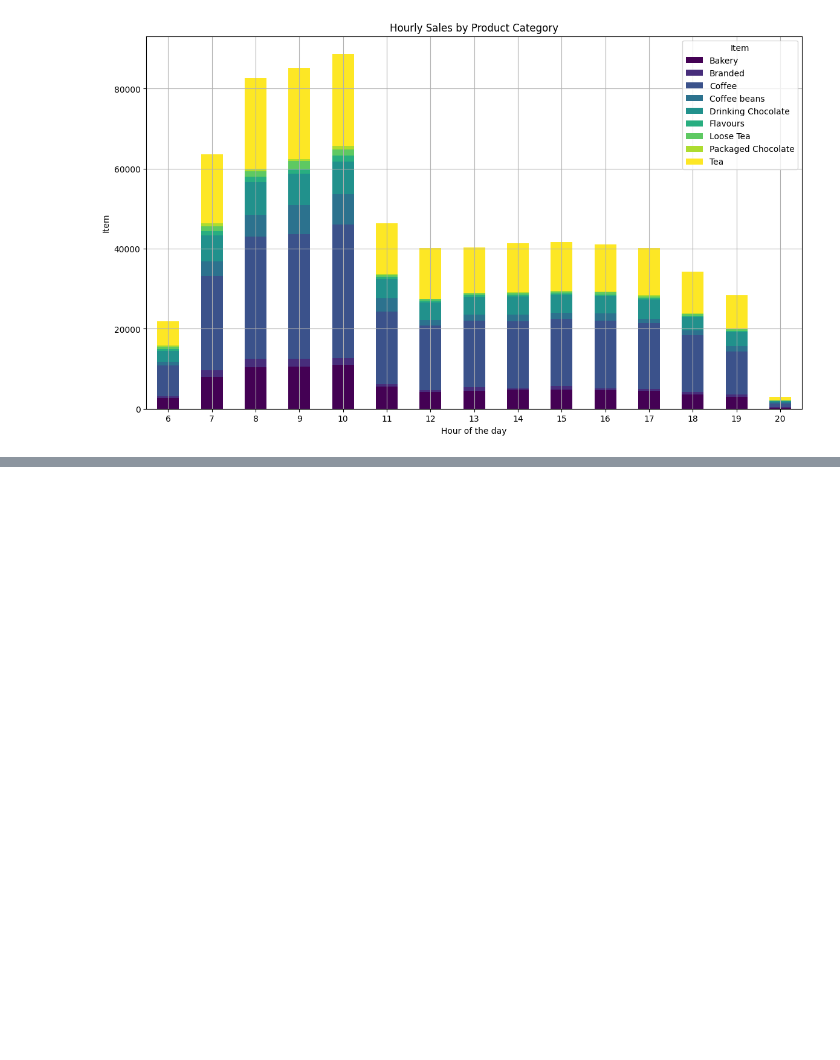
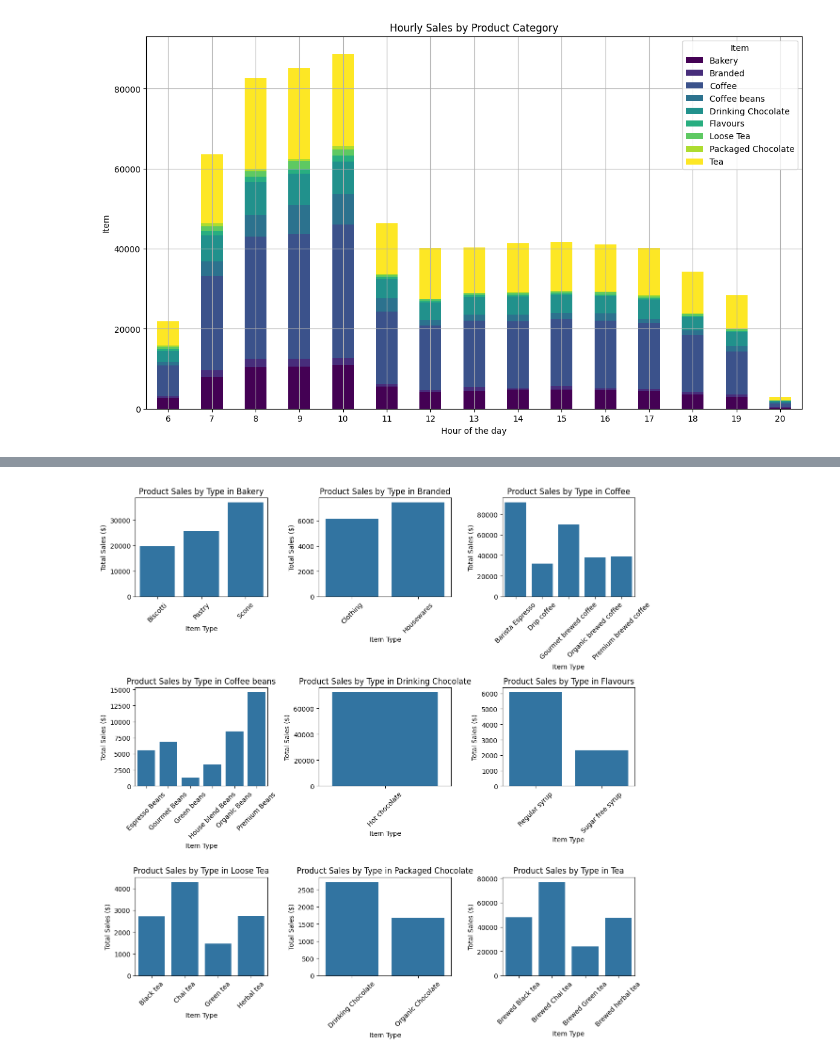
Before and after one commit to atharvaaswale/coffee-shop-sales, a Jupyter notebook: coffee_shop_sales.ipynb, the cells around one changed output, grey strips where cells are left out. Drawn from its saved outputs; the diff is of its cells as text; code cells hidden in the pictures; blank space fills up the shorter version.

```diff
--- a/coffee_shop_sales.ipynb
+++ b/coffee_shop_sales.ipynb
@@ -292,0 +397,28 @@ plt.show()
+# %%
+categories = product_sales_df['product_category'].unique()
+
+# Create a 3x3 grid of subplots
+fig, axes = plt.subplots(nrows=3, ncols=3, figsize=(12, 12))
+axes = axes.flatten()  # Flatten the 2D array of axes for easier iteration
+
+# Loop through categories and plot each on a subplot
+for idx, category in enumerate(categories):
+    # Filter data for the current category
+    category_data = product_sales_df[product_sales_df['product_category'] == category]
+
+    # Create barplot on the corresponding subplot
+    sns.barplot(data=category_data, x='product_type', y='sales', ax=axes[idx])
+
+    # Set title and labels
+    axes[idx].set_title(f'Product Sales by Type in {category}')
+    axes[idx].set_xlabel('Item Type')
+    axes[idx].set_ylabel('Total Sales ($)')
+    axes[idx].tick_params(axis='x', rotation=45)
+
+# Adjust layout to prevent overlap
+plt.tight_layout()
+
+# Show the plot
+plt.show()
+# %% [output]
+[figure, added]
```
Also changed, not shown: parts of 5 cells of this notebook.
